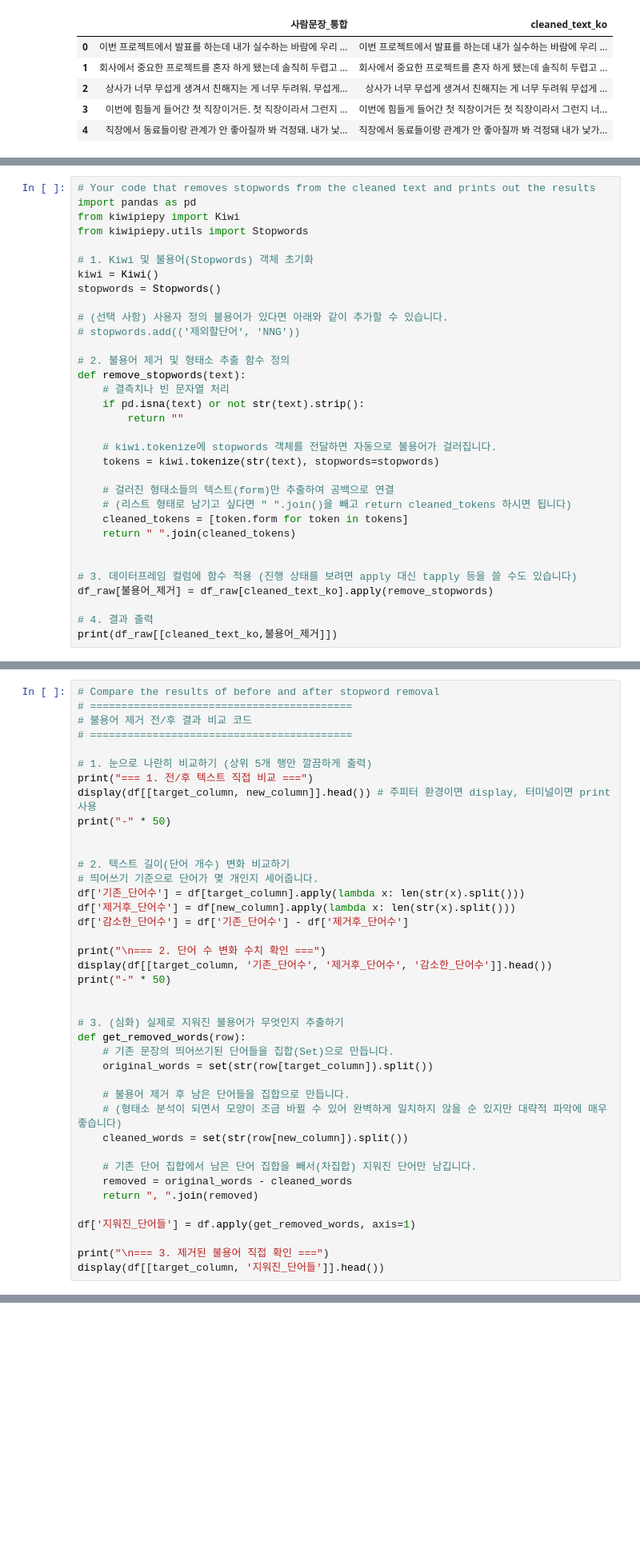
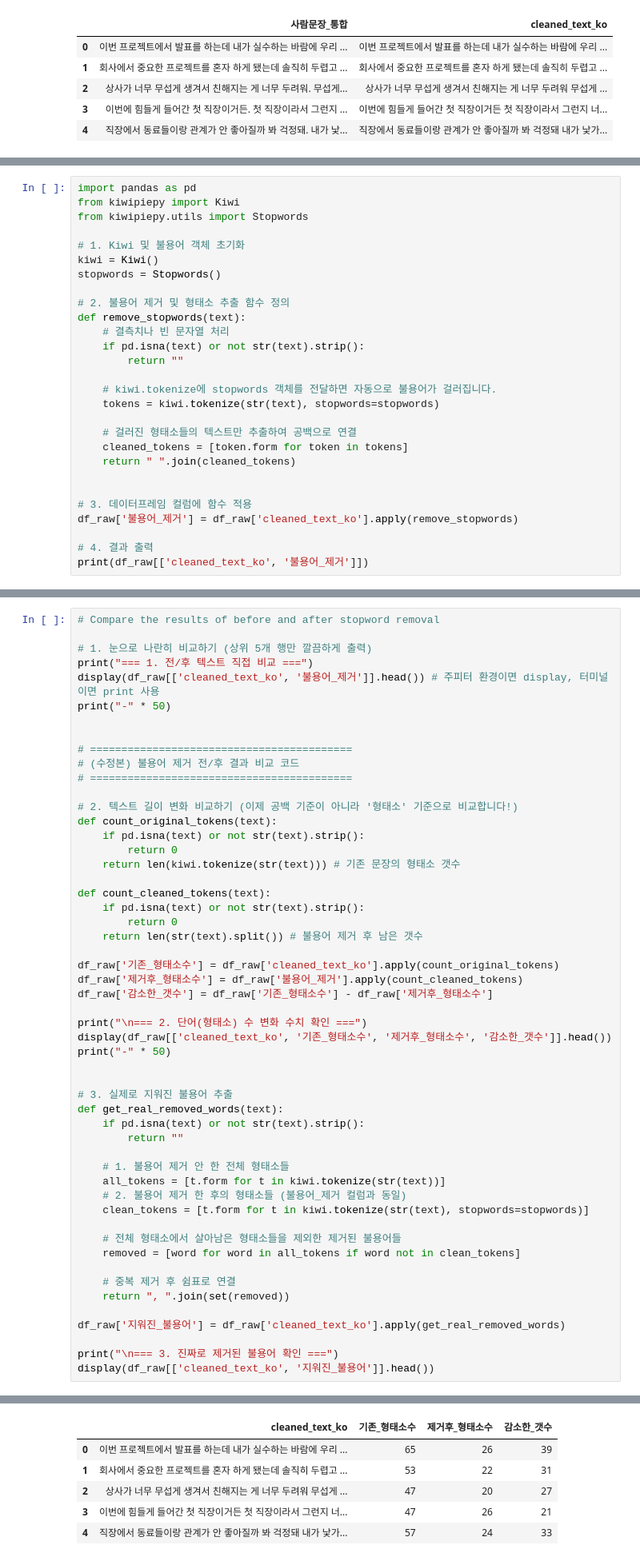
Before and after one commit to 202503660-ai/NLP_for_SocialScience, a Jupyter notebook: asgmt2_text_preprocessing.ipynb, the cells around one changed output, grey strips where cells are left out. Shown at 80% size. Saved outputs shown, nothing was run; the diff lists cells and outputs as text; blank space fills up the shorter version.

```diff
--- a/asgmt2_text_preprocessing.ipynb
+++ b/asgmt2_text_preprocessing.ipynb
@@ -326,17 +327,13 @@ Successfully built kiwipiepy_model
 Installing collected packages: kiwipiepy_model, kiwipiepy
 Successfully installed kiwipiepy-0.23.1 kiwipiepy_model-0.23.0
 # %%
-# Your code that removes stopwords from the cleaned text and prints out the results
 import pandas as pd
 from kiwipiepy import Kiwi
 from kiwipiepy.utils import Stopwords
 
-# 1. Kiwi 및 불용어(Stopwords) 객체 초기화
+# 1. Kiwi 및 불용어 객체 초기화
 kiwi = Kiwi()
 stopwords = Stopwords()
-
-# (선택 사항) 사용자 정의 불용어가 있다면 아래와 같이 추가할 수 있습니다.
-# stopwords.add(('제외할단어', 'NNG'))
 
 # 2. 불용어 제거 및 형태소 추출 함수 정의
 def remove_stopwords(text):
@@ -347,15 +344,14 @@ def remove_stopwords(text):
     # kiwi.tokenize에 stopwords 객체를 전달하면 자동으로 불용어가 걸러집니다.
     tokens = kiwi.tokenize(str(text), stopwords=stopwords)
 
-    # 걸러진 형태소들의 텍스트(form)만 추출하여 공백으로 연결
-    # (리스트 형태로 남기고 싶다면 " ".join()을 빼고 return cleaned_tokens 하시면 됩니다)
+    # 걸러진 형태소들의 텍스트만 추출하여 공백으로 연결
     cleaned_tokens = [token.form for token in tokens]
     return " ".join(cleaned_tokens)
 
 
-# 3. 데이터프레임 컬럼에 함수 적용 (진행 상태를 보려면 apply 대신 tapply 등을 쓸 수도 있습니다)
-df_raw[불용어_제거] = df_raw[cleaned_text_ko].apply(remove_stopwords)
+# 3. 데이터프레임 컬럼에 함수 적용
+df_raw['불용어_제거'] = df_raw['cleaned_text_ko'].apply(remove_stopwords)
 
 # 4. 결과 출력
-print(df_raw[[cleaned_text_ko,불용어_제거]])
+print(df_raw[['cleaned_text_ko', '불용어_제거']])
 # %% [output]
@@ -363,40 +433,54 @@ NameError: name 'cleaned_text_ko' is not defined
 # %%
 # Compare the results of before and after stopword removal
-# ==========================================
-# 불용어 제거 전/후 결과 비교 코드
-# ==========================================
 
 # 1. 눈으로 나란히 비교하기 (상위 5개 행만 깔끔하게 출력)
 print("=== 1. 전/후 텍스트 직접 비교 ===")
-display(df[[target_column, new_column]].head()) # 주피터 환경이면 display, 터미널이면 print 사용
+display(df_raw[['cleaned_text_ko', '불용어_제거']].head()) # 주피터 환경이면 display, 터미널이면 print 사용
 print("-" * 50)
 
 
-# 2. 텍스트 길이(단어 개수) 변화 비교하기
-# 띄어쓰기 기준으로 단어가 몇 개인지 세어줍니다.
-df['기존_단어수'] = df[target_column].apply(lambda x: len(str(x).split()))
-df['제거후_단어수'] = df[new_column].apply(lambda x: len(str(x).split()))
-df['감소한_단어수'] = df['기존_단어수'] - df['제거후_단어수']
+# ==========================================
+# (수정본) 불용어 제거 전/후 결과 비교 코드
+# ==========================================
 
-print("\n=== 2. 단어 수 변화 수치 확인 ===")
-display(df[[target_column, '기존_단어수', '제거후_단어수', '감소한_단어수']].head())
+# 2. 텍스트 길이 변화 비교하기 (이제 공백 기준이 아니라 '형태소' 기준으로 비교합니다!)
+def count_original_tokens(text):
+    if pd.isna(text) or not str(text).strip():
+        return 0
+    return len(kiwi.tokenize(str(text))) # 기존 문장의 형태소 갯수
+
+def count_cleaned_tokens(text):
+    if pd.isna(text) or not str(text).strip():
+        return 0
+    return len(str(text).split()) # 불용어 제거 후 남은 갯수
+
+df_raw['기존_형태소수'] = df_raw['cleaned_text_ko'].apply(count_original_tokens)
+df_raw['제거후_형태소수'] = df_raw['불용어_제거'].apply(count_cleaned_tokens)
+df_raw['감소한_갯수'] = df_raw['기존_형태소수'] - df_raw['제거후_형태소수']
+
+print("\n=== 2. 단어(형태소) 수 변화 수치 확인 ===")
+display(df_raw[['cleaned_text_ko', '기존_형태소수', '제거후_형태소수', '감소한_갯수']].head())
 print("-" * 50)
 
 
-# 3. (심화) 실제로 지워진 불용어가 무엇인지 추출하기
-def get_removed_words(row):
-    # 기존 문장의 띄어쓰기된 단어들을 집합(Set)으로 만듭니다.
-    original_words = set(str(row[target_column]).split())
+# 3. 실제로 지워진 불용어 추출
+def get_real_removed_words(text):
+    if pd.isna(text) or not str(text).strip():
+        return ""
 
-    # 불용어 제거 후 남은 단어들을 집합으로 만듭니다.
-    # (형태소 분석이 되면서 모양이 조금 바뀔 수 있어 완벽하게 일치하지 않을 순 있지만 대략적 파악에 매우 좋습니다)
-    cleaned_words = set(str(row[new_column]).split())
+    # 1. 불용어 제거 안 한 전체 형태소들
+    all_tokens = [t.form for t in kiwi.tokenize(str(text))]
+    # 2. 불용어 제거 한 후의 형태소들 (불용어_제거 컬럼과 동일)
+    clean_tokens = [t.form for t in kiwi.tokenize(str(text), stopwords=stopwords)]
 
-    # 기존 단어 집합에서 남은 단어 집합을 빼서(차집합) 지워진 단어만 남깁니다.
-    removed = original_words - cleaned_words
-    return ", ".join(removed)
+    # 전체 형태소에서 살아남은 형태소들을 제외한 제거된 불용어들
+    removed = [word for word in all_tokens if word not in clean_tokens]
 
-df['지워진_단어들'] = df.apply(get_removed_words, axis=1)
+    # 중복 제거 후 쉼표로 연결
+    return ", ".join(set(removed))
 
-print("\n=== 3. 제거된 불용어 직접 확인 ===")
-display(df[[target_column, '지워진_단어들']].head())
+df_raw['지워진_불용어'] = df_raw['cleaned_text_ko'].apply(get_real_removed_words)
+
+print("\n=== 3. 진짜로 제거된 불용어 확인 ===")
+display(df_raw[['cleaned_text_ko', '지워진_불용어']].head())
+# %% [output]
@@ -402,0 +497,6 @@ display(df[[target_column, '지워진_단어들']].head())
+|  | cleaned_text_ko | 기존_형태소수 | 제거후_형태소수 | 감소한_갯수 |
+| 0 | 이번 프로젝트에서 발표를 하는데 내가 실수하는 바람에 우리 ... | 65 | 26 | 39 |
+| 1 | 회사에서 중요한 프로젝트를 혼자 하게 됐는데 솔직히 두렵고 ... | 53 | 22 | 31 |
+| 2 | 상사가 너무 무섭게 생겨서 친해지는 게 너무 두려워 무섭게 ... | 47 | 20 | 27 |
+| 3 | 이번에 힘들게 들어간 첫 직장이거든 첫 직장이라서 그런지 너... | 47 | 26 | 21 |
+| 4 | 직장에서 동료들이랑 관계가 안 좋아질까 봐 걱정돼 내가 낯가... | 57 | 24 | 33 |
```
Also changed, not shown: parts of 8 cells of this notebook.
